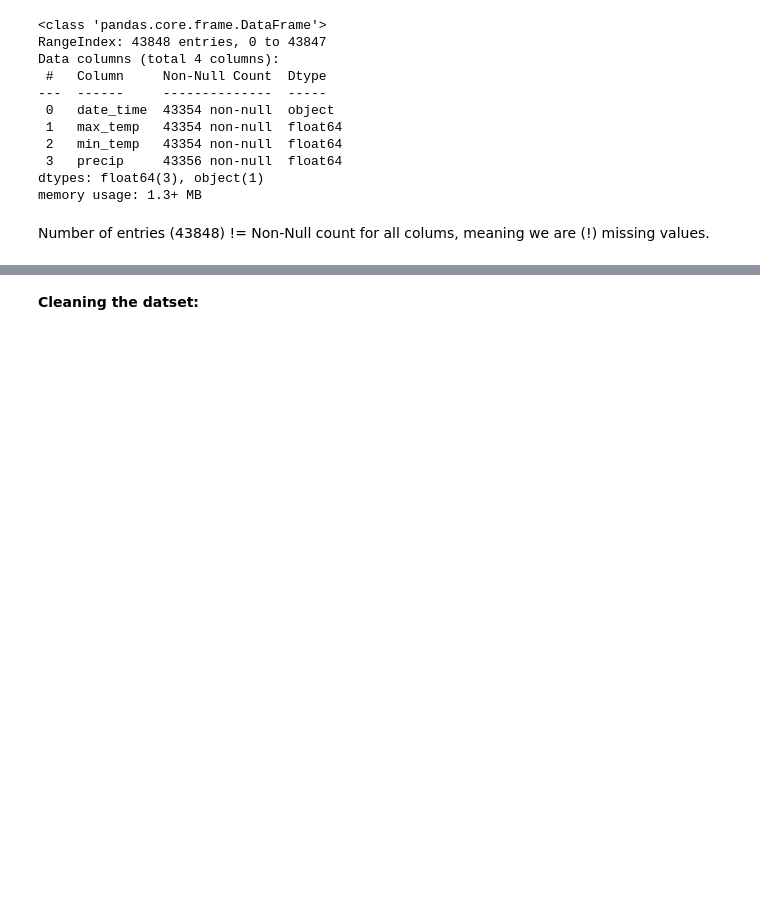
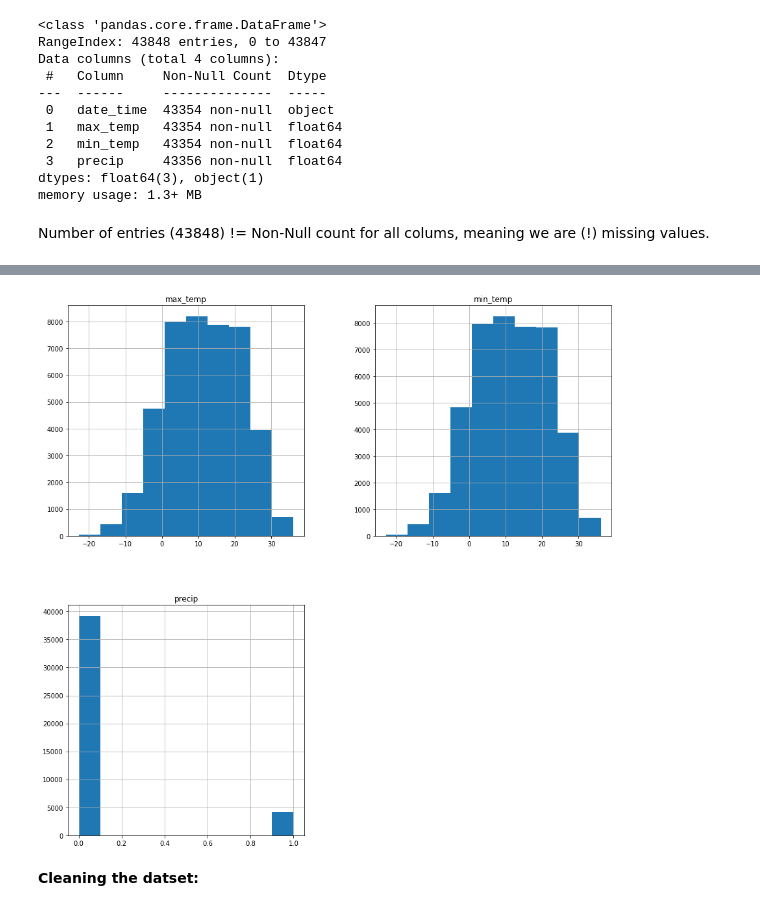
Before and after one commit to MoritzWagner13/Machine-Learning, a Jupyter notebook: Code.ipynb, the cells around one changed output, grey strips where cells are left out. Drawn from its saved outputs; the diff is of its cells as text; code cells hidden in the pictures; blank space fills up the shorter version.

```diff
--- a/Code.ipynb
+++ b/Code.ipynb
@@ -114,3 +133,9 @@ Number of entries (43848) != Non-Null count for all colums, meaning we are (!) m
+# %%
+# Histogram of all numeric fields
+weatherhour_hist = weatherhour.drop(columns=['date_time'],axis=1)
+weatherhour_hist.hist(figsize=(15,15));
+# %% [output]
+[figure, added]
 # %% [markdown]
 **Cleaning the datset:**
 # %%
```
Also changed, not shown: parts of 12 cells of this notebook.
